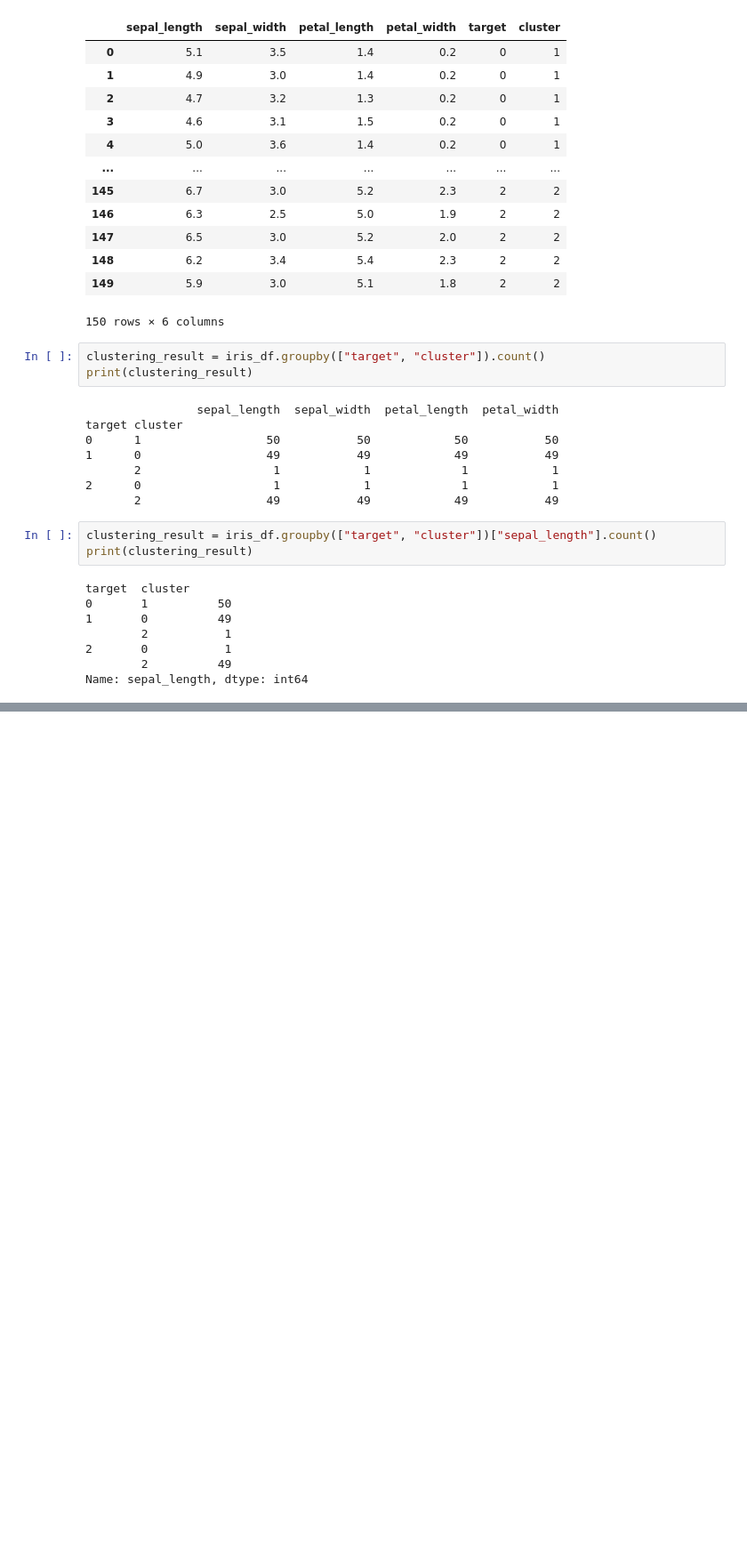
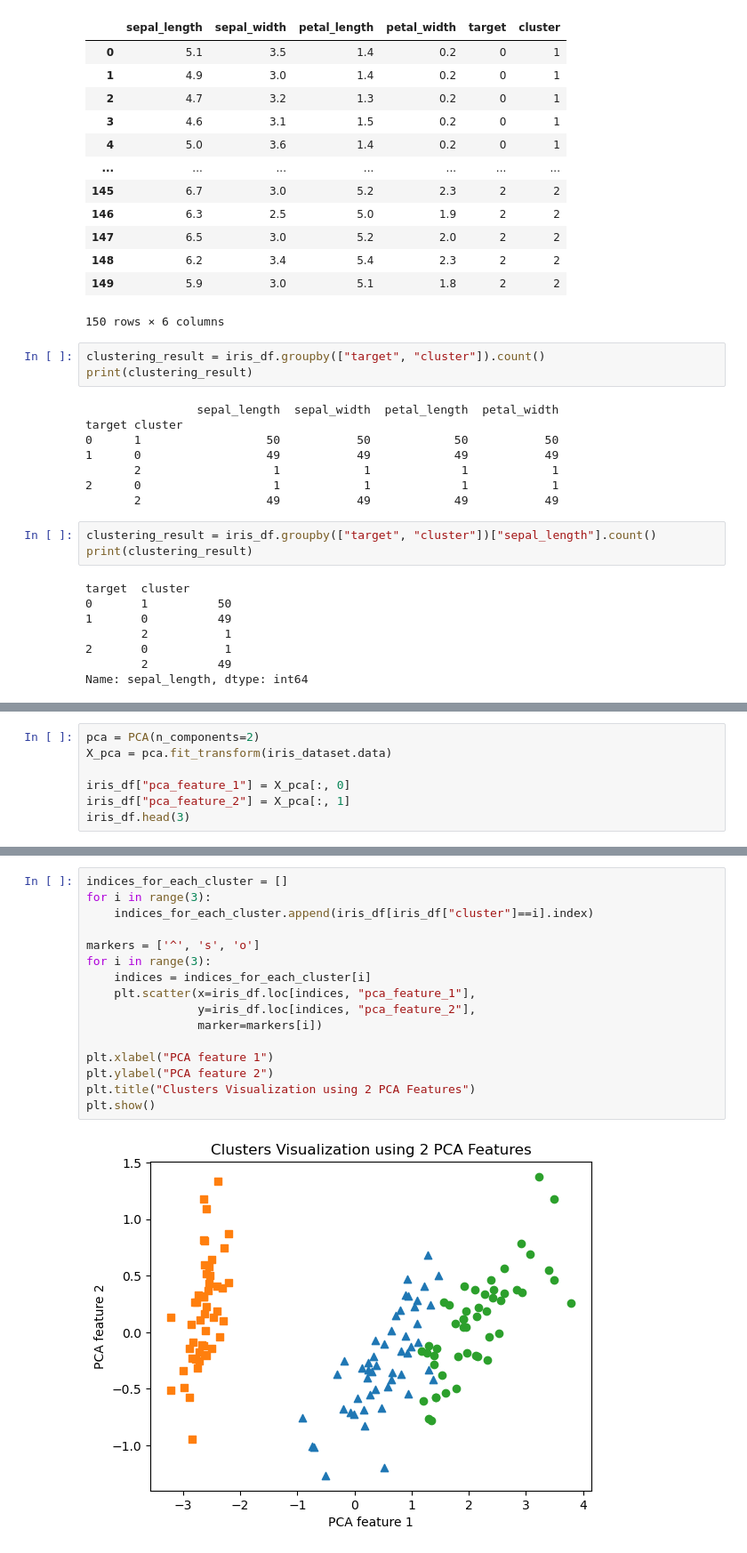
Before and after one commit to Tershire/Python_ML, a Jupyter notebook: S07/L069_K_means.ipynb, the cells around one changed output, grey strips where cells are left out. Shown at 89% size. Saved outputs shown, nothing was run; the diff lists cells and outputs as text; blank space fills up the shorter version.

```diff
--- a/S07/L069_K_means.ipynb
+++ b/S07/L069_K_means.ipynb
@@ -123,0 +128,7 @@ Name: sepal_length, dtype: int64
+# %%
+pca = PCA(n_components=2)
+X_pca = pca.fit_transform(iris_dataset.data)
+
+iris_df["pca_feature_1"] = X_pca[:, 0]
+iris_df["pca_feature_2"] = X_pca[:, 1]
+iris_df.head(3)
@@ -123,0 +140,18 @@ Name: sepal_length, dtype: int64
+# %%
+indices_for_each_cluster = []
+for i in range(3):
+    indices_for_each_cluster.append(iris_df[iris_df["cluster"]==i].index)
+
+markers = ['^', 's', 'o']
+for i in range(3):
+    indices = indices_for_each_cluster[i]
+    plt.scatter(x=iris_df.loc[indices, "pca_feature_1"],
+                y=iris_df.loc[indices, "pca_feature_2"],
+                marker=markers[i])
+
+plt.xlabel("PCA feature 1")
+plt.ylabel("PCA feature 2")
+plt.title("Clusters Visualization using 2 PCA Features")
+plt.show()
+# %% [output]
+[figure, added]
```
Also changed, not shown: parts of 5 cells of this notebook, 1 other file.
